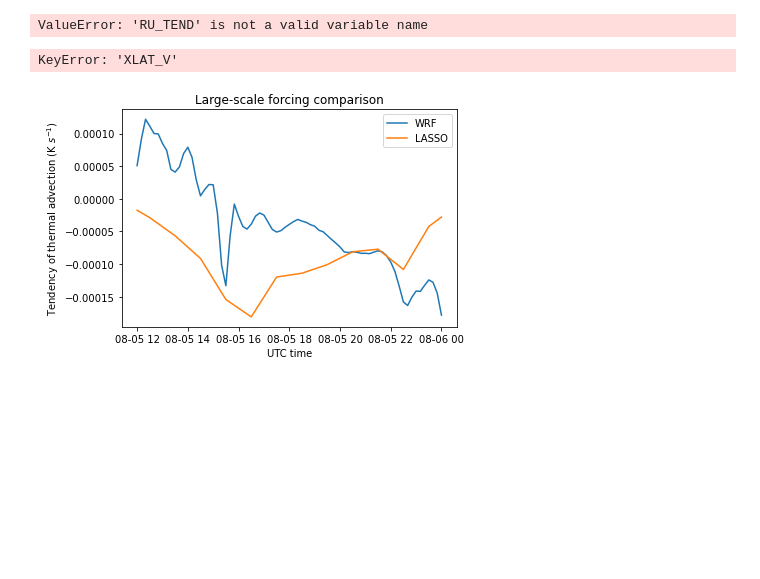
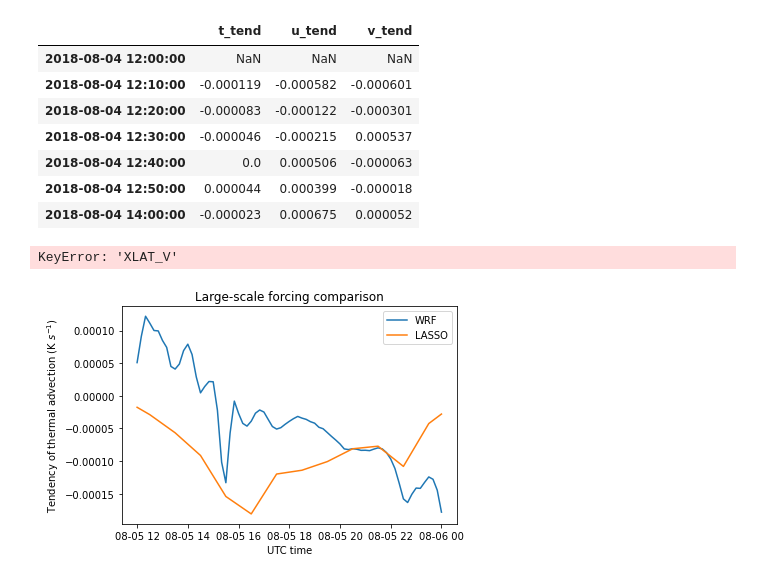
Before and after one commit to joejoeyjoseph/mmc-pnnl-j3, a Jupyter notebook: sgp/eagle/02a_auxout_lasso_lsforcing_comparison.ipynb, the cells around one changed output. Drawn from its saved outputs; the diff is of its cells as text; code cells hidden in the pictures; blank space fills up the shorter version.

```diff
--- a/sgp/eagle/02a_auxout_lasso_lsforcing_comparison.ipynb
+++ b/sgp/eagle/02a_auxout_lasso_lsforcing_comparison.ipynb
@@ -49,18 +52,18 @@ def get_wrf_area_avg_tend(dpath):
         wrf_time = wrf.extract_times(wrf_single, timeidx=wrf.ALL_TIMES)
         z_agl  = wrf.getvar(wrf_single, 'height_agl')
 
-#         t_tend_adv = wrf.getvar(wrf_single, 'T_TEND_ADV', timeidx=wrf.ALL_TIMES)
-#         mut = wrf.getvar(wrf_single, 'MUT', timeidx=wrf.ALL_TIMES)
+        t_tend_adv = wrf.getvar(wrf_single, 'T_TEND_ADV', timeidx=wrf.ALL_TIMES)
+        mut = wrf.getvar(wrf_single, 'MUT', timeidx=wrf.ALL_TIMES)
 
-#         ru_tend = wrf.getvar(wrf_single, 'RU_TEND', timeidx=wrf.ALL_TIMES)
-#         muu = wrf.getvar(wrf_single, 'MUU', timeidx=wrf.ALL_TIMES)
+        ru_tend = wrf.getvar(wrf_single, 'RU_TEND', timeidx=wrf.ALL_TIMES)
+        muu = wrf.getvar(wrf_single, 'MUU', timeidx=wrf.ALL_TIMES)
 
         rv_tend = wrf.getvar(wrf_single, 'RV_TEND', timeidx=wrf.ALL_TIMES)
         muv = wrf.getvar(wrf_single, 'MUV', timeidx=wrf.ALL_TIMES)
 
         t_tend = t_tend_adv/mut
-#         u_tend = ru_tend/muu
-#         v_tend = rv_tend/muv
+        u_tend = ru_tend/muu
+        v_tend = rv_tend/muv
 
         levels = np.asarray([target_height_agl])
 
@@ -68,7 +71,7 @@ def get_wrf_area_avg_tend(dpath):
 
         for t_ind, t in enumerate(wrf_time):
 
-            t_tend_list = []
+            t_tend_list, u_tend_list, v_tend_list = [], [], []
 
             for i in range(int(area_start[0]), int(area_end[0]+1)):
                 for j in range(int(area_start[1]), int(area_end[1]+1)):
@@ -76,27 +79,27 @@ def get_wrf_area_avg_tend(dpath):
 
                     if wrf_time.shape[0] > 1:
                         t_tend_1pt = t_tend[t_ind, :, i, j]
-#                         u_tend_1pt = u_tend[t_ind, :, i, j]
-#                         v_tend_1pt = v_tend[t_ind, :, i, j]
+                        u_tend_1pt = u_tend[t_ind, :, i, j]
+                        v_tend_1pt = v_tend[t_ind, :, i, j]
                     else:
                         t_tend_1pt = t_tend[:, i, j]
-#                         u_tend_1pt = u_tend[:, i, j]
-#                         v_tend_1pt = v_tend[:, i, j]
+                        u_tend_1pt = u_tend[:, i, j]
+                        v_tend_1pt = v_tend[:, i, j]
 
                     z_agl_1pt = z_agl[:, i, j]
 
                     # tried wrf.vinterp(), can't get it working
                     t_tend_itp = wrf.interp1d(t_tend_1pt, z_agl_1pt, levels)
-#                     u_tend_itp = wrf.interp1d(u_tend_1pt, z_agl_1pt, levels)
-#                     v_tend_itp = wrf.interp1d(v_tend_1pt, z_agl_1pt, levels)
+                    u_tend_itp = wrf.interp1d(u_tend_1pt, z_agl_1pt, levels)
+                    v_tend_itp = wrf.interp1d(v_tend_1pt, z_agl_1pt, levels)
 
                     t_tend_list.append(t_tend_itp.values[0])
-#                     u_tend_list.append(u_tend_itp.values[0])
-#                     v_tend_list.append(v_tend_itp.values[0])
+                    u_tend_list.append(u_tend_itp.values[0])
+                    v_tend_list.append(v_tend_itp.values[0])
 
             df_1file.loc[t, ['t_tend']] = np.mean(t_tend_list)
-#             df_1file.loc[t, ['u_tend']] = np.mean(u_tend_list)
-#             df_1file.loc[t, ['v_tend']] = np.mean(v_tend_list)
+            df_1file.loc[t, ['u_tend']] = np.mean(u_tend_list)
+            df_1file.loc[t, ['v_tend']] = np.mean(v_tend_list)
 
         df = df.append(df_1file)
 
@@ -122,8 +125,15 @@ def get_lasso_df_1height(file, year, month, date):
 
     return subset
 # %%
-dpath = '/projects/mmcpnnl/jlee/wrf-mmc/sgp/0805e/'
+dpath = '/projects/mmcpnnl/jlee/wrf-mmc/sgp/0805m2/auxout/'
 wrf_df = get_wrf_area_avg_tend(dpath)
 wrf_df
 # %% [output]
-ValueError: 'RU_TEND' is not a valid variable name
+|  | t_tend | u_tend | v_tend |
+| 2018-08-04 12:00:00 | NaN | NaN | NaN |
+| 2018-08-04 12:10:00 | -0.000119 | -0.000582 | -0.000601 |
+| 2018-08-04 12:20:00 | -0.000083 | -0.000122 | -0.000301 |
+| 2018-08-04 12:30:00 | -0.000046 | -0.000215 | 0.000537 |
+| 2018-08-04 12:40:00 | 0.0 | 0.000506 | -0.000063 |
+| 2018-08-04 12:50:00 | 0.000044 | 0.000399 | -0.000018 |
+| 2018-08-04 14:00:00 | -0.000023 | 0.000675 | 0.000052 |
```
Also changed, not shown: parts of 114 cells of this notebook.
